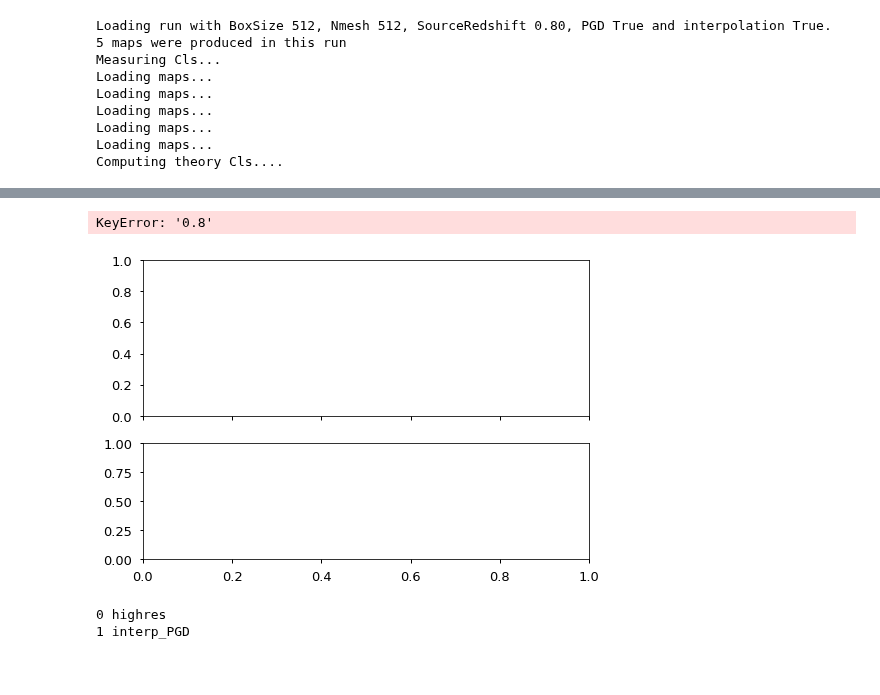
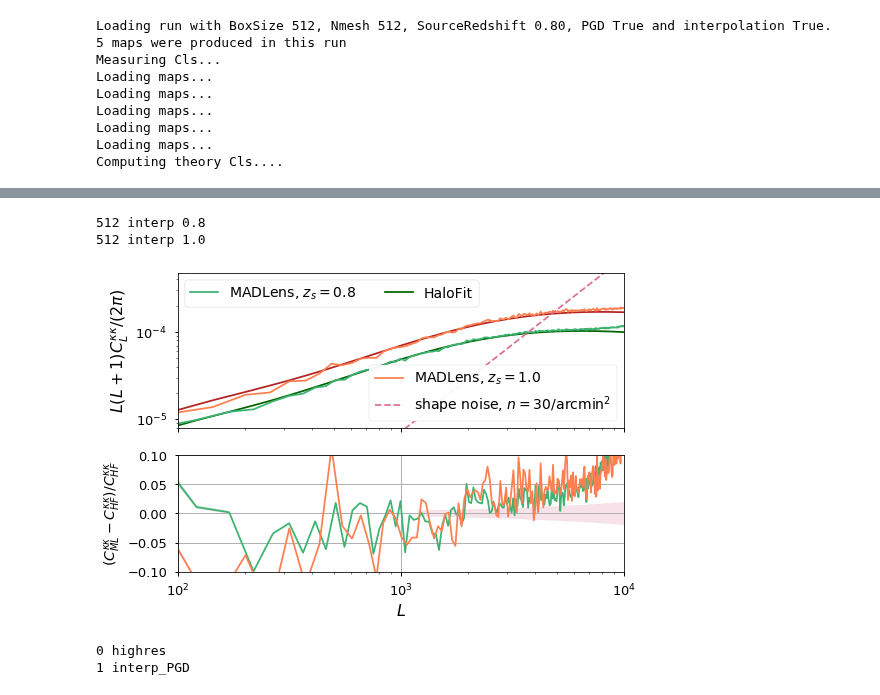
Before and after one commit to VMBoehm/MADLens, a Jupyter notebook: notebooks/PlotResults-publications.ipynb, the cells around one changed output, grey strips where cells are left out. Drawn from its saved outputs; the diff is of its cells as text; code cells hidden in the pictures.

Commit message:
512, 1.2, interp

```diff
--- a/notebooks/PlotResults-publications.ipynb
+++ b/notebooks/PlotResults-publications.ipynb
@@ -275,3 +285,14 @@ Loading maps...
 Loading maps...
 Loading maps...
 Computing theory Cls....
+# %%
+run = Run(githash='5913840', label='transfer_test', rnum=0, local_path='../')
+# this function loads all available clkk (clkk for all source redhifts) and computes their theory counterparts
+# individual clkk can be loaded with get_measured_cls/get_theory_cls
+run.fill_cl_dicts(downsample=False)
+
+
+if run.params['interpolate']:
+    runs[str(int(run.params['BoxSize'][0]))]['interp'][str(run.params['zs_source'][0])]=run
+else:
+    runs[str(int(run.params['BoxSize'][0]))]['no_interp'][str(run.params['zs_source'][0])]=run
@@ -278,8 +307,9 @@ Computing theory Cls....
 # %%
-plot(runs, boxsizes=[512], interps=['interp'], zss=[0.8], other=False,labels=['',''], name='redshift_comp')
+plot(runs, boxsizes=[512, 512], interps=['interp','interp'], zss=[0.8, 1.0], other=False,labels=['',''], name='redshift_comp', Ns=[30])
 # %% [output]
-KeyError: '0.8'
+512 interp 0.8
+512 interp 1.0
-[figure, old version]
+[figure, new version]
 # %%
 plot(z1_runs, boxsizes=[512,256], interps=['highres','interp_PGD'], zss=[1.0,1.0], labels=[' highres', 'PGD'])
 # %% [output]
```
Also changed, not shown: parts of 5 cells of this notebook, 1 other file.
